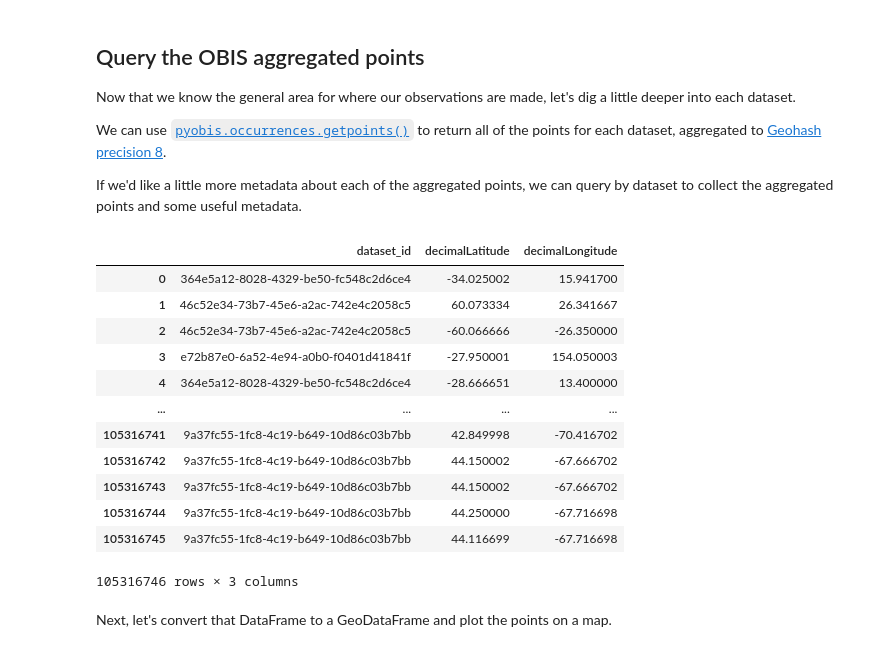
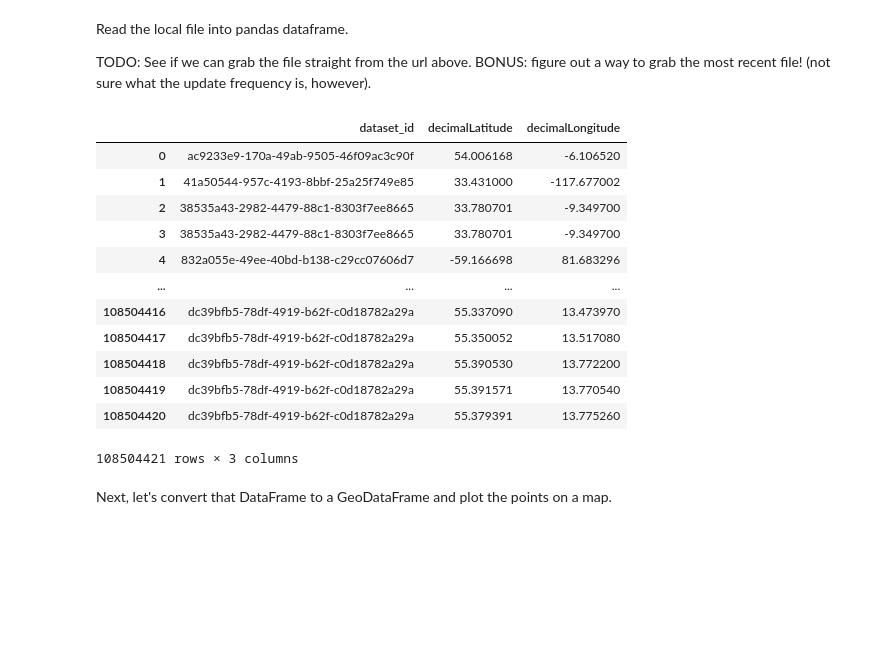
Before and after one commit to MathewBiddle/obis-mapping, a Jupyter notebook: OBIS_parquet_map.ipynb, the cells around one changed output. Cells and saved outputs as stored; diff of their text form; code cells hidden in the pictures; blank space fills up the shorter version.

```diff
--- a/OBIS_parquet_map.ipynb
+++ b/OBIS_parquet_map.ipynb
@@ -15,37 +15,33 @@ This notebook uses pandas to read the full OBIS export in parquet format.
 The parquet file can be accessed at https://obis.org/data/access/. The most recent parquet file is available at https://obis-datasets.ams3.digitaloceanspaces.com/exports/obis_20230208.parquet
 
 This notebook is an attempt to rewrite Ben Best's notebook https://bbest.github.io/obis-lat-time-fig/ in the Python programming language and provide a mechanism to rerun the notebook when new data are available.
-# %% [markdown]
-## Query the OBIS aggregated points
-
-Now that we know the general area for where our observations are made, let's dig a little deeper into each dataset.
-
-We can use [`pyobis.occurrences.getpoints()`](https://iobis.github.io/pyobis/occurrences.html#pyobis.occurrences.getpoints) to return all of the points for each dataset, aggregated to [Geohash precision 8](https://en.wikipedia.org/wiki/Geohash).
-
-If we'd like a little more metadata about each of the aggregated points, we can query by dataset to collect the aggregated points and some useful metadata.
+# %% [markdown]
+Read the local file into pandas dataframe.
+
+TODO: See if we can grab the file straight from the url above. BONUS: figure out a way to grab the most recent file! (not sure what the update frequency is, however).
 # %%
 import pandas as pd
 import geopandas
 
 columns = ["dataset_id","decimalLatitude","decimalLongitude"]
 
-combined = pd.read_parquet('../../../../../obis_20220710.parquet', engine='fastparquet', columns=columns)
+combined = pd.read_parquet('../obis_20230208.parquet', engine='fastparquet', columns=columns)
 
 combined
 # %% [output]
 |  | dataset_id | decimalLatitude | decimalLongitude |
-| 0 | 364e5a12-8028-4329-be50-fc548c2d6ce4 | -34.025002 | 15.941700 |
-| 1 | 46c52e34-73b7-45e6-a2ac-742e4c2058c5 | 60.073334 | 26.341667 |
-| 2 | 46c52e34-73b7-45e6-a2ac-742e4c2058c5 | -60.066666 | -26.350000 |
-| 3 | e72b87e0-6a52-4e94-a0b0-f0401d41841f | -27.950001 | 154.050003 |
-| 4 | 364e5a12-8028-4329-be50-fc548c2d6ce4 | -28.666651 | 13.400000 |
+| 0 | ac9233e9-170a-49ab-9505-46f09ac3c90f | 54.006168 | -6.106520 |
+| 1 | 41a50544-957c-4193-8bbf-25a25f749e85 | 33.431000 | -117.677002 |
+| 2 | 38535a43-2982-4479-88c1-8303f7ee8665 | 33.780701 | -9.349700 |
+| 3 | 38535a43-2982-4479-88c1-8303f7ee8665 | 33.780701 | -9.349700 |
+| 4 | 832a055e-49ee-40bd-b138-c29cc07606d7 | -59.166698 | 81.683296 |
 | ... | ... | ... | ... |
-| 105316741 | 9a37fc55-1fc8-4c19-b649-10d86c03b7bb | 42.849998 | -70.416702 |
-| 105316742 | 9a37fc55-1fc8-4c19-b649-10d86c03b7bb | 44.150002 | -67.666702 |
-| 105316743 | 9a37fc55-1fc8-4c19-b649-10d86c03b7bb | 44.150002 | -67.666702 |
-| 105316744 | 9a37fc55-1fc8-4c19-b649-10d86c03b7bb | 44.250000 | -67.716698 |
-| 105316745 | 9a37fc55-1fc8-4c19-b649-10d86c03b7bb | 44.116699 | -67.716698 |
+| 108504416 | dc39bfb5-78df-4919-b62f-c0d18782a29a | 55.337090 | 13.473970 |
+| 108504417 | dc39bfb5-78df-4919-b62f-c0d18782a29a | 55.350052 | 13.517080 |
+| 108504418 | dc39bfb5-78df-4919-b62f-c0d18782a29a | 55.390530 | 13.772200 |
+| 108504419 | dc39bfb5-78df-4919-b62f-c0d18782a29a | 55.391571 | 13.770540 |
+| 108504420 | dc39bfb5-78df-4919-b62f-c0d18782a29a | 55.379391 | 13.775260 |
-105316746 rows × 3 columns
+108504421 rows × 3 columns
 # %% [markdown]
 Next, let's convert that DataFrame to a GeoDataFrame and plot the points on a map.
 # %%
```
Also changed, not shown: parts of 3 cells of this notebook, 1 other file.
